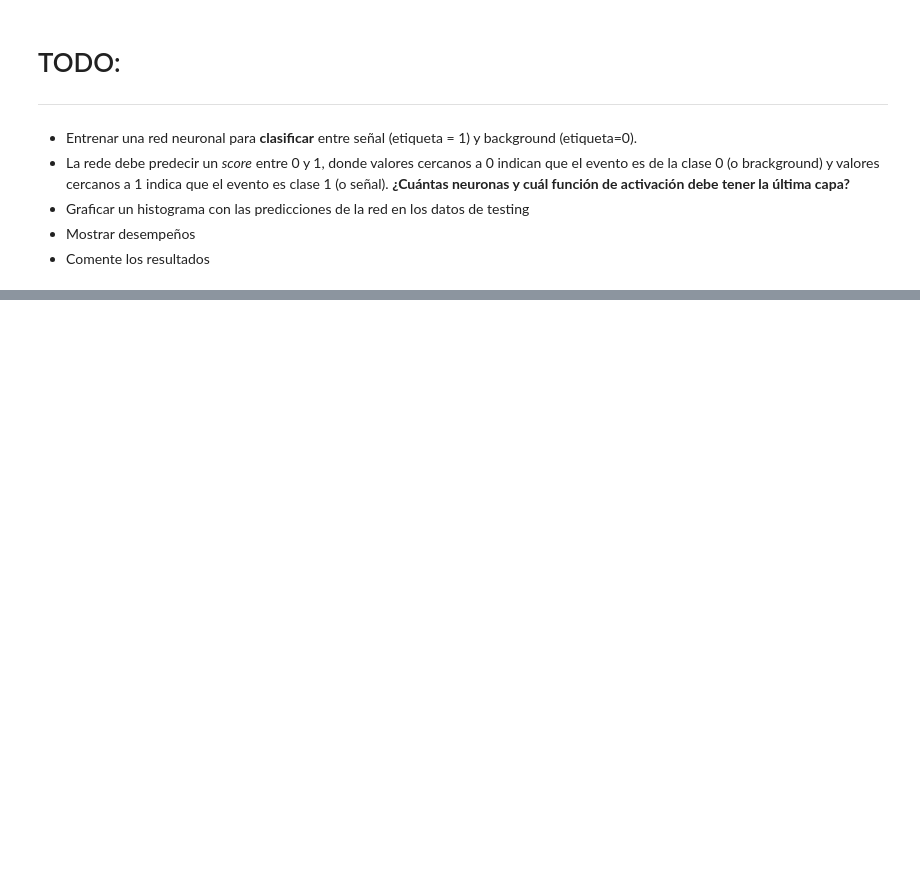
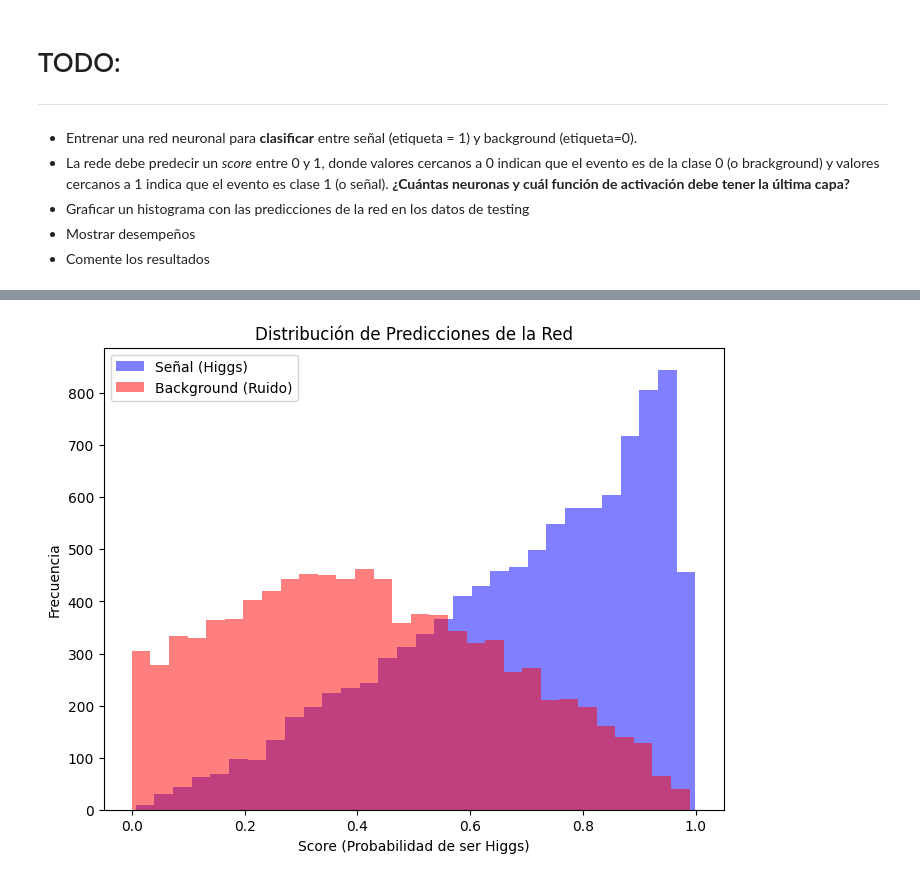
Before and after one commit to abbeyroad11/Hidrodinamica-Costera, a Jupyter notebook: 00_Events_Classification.ipynb, the cells around one changed output, grey strips where cells are left out. Drawn from its saved outputs; the diff is of its cells as text; code cells hidden in the pictures; blank space fills up the shorter version.

```diff
--- a/00_Events_Classification.ipynb
+++ b/00_Events_Classification.ipynb
@@ -66,3 +85,30 @@ X_train, X_test, y_train, y_test = train_test_split(scaled_data,y, test_size=0.2
 * Graficar un histograma con las predicciones de la red en los datos de testing
 * Mostrar desempeños
 * Comente los resultados
+# %%
+import tensorflow as tf
+from tensorflow.keras import layers, models
+import matplotlib.pyplot as plt
+
+# 1. Crear el modelo (la arquitectura)
+model = models.Sequential([
+    # Capa de entrada: 29 neuronas (una por columna) [cite: 218]
+    # Capas ocultas: Usamos ReLU para que los "analistas" filtren la info [cite: 29]
+    layers.Dense(64, activation='relu', input_shape=(X_train.shape[1],)),
+    layers.Dense(32, activation='relu'),
+
+    # Capa de salida: 1 neurona con SIGMOIDE para el score 0-1
+    layers.Dense(1, activation='sigmoid')
+])
+
+# 2. Compilar el modelo
+model.compile(optimizer='adam',
+              loss='binary_crossentropy', # Ideal para clasificar 0 o 1
+              metrics=['accuracy'])
+
+# 3. Entrenar (aquí la red "estudia" las filas)
+history = model.fit(X_train, y_train,
+                    epochs=10,           # Cuántas veces lee todo el libro
+                    batch_size=32,       # Grupos de filas que lee a la vez
+                    validation_split=0.1, # Deja un poco para autoevaluarse
+                    verbose=1)
@@ -68,0 +136,14 @@ X_train, X_test, y_train, y_test = train_test_split(scaled_data,y, test_size=0.2
+# %%
+# Obtener los scores (predicciones) para el set de prueba
+y_pred_score = model.predict(X_test)
+
+# Graficar el Histograma
+plt.figure(figsize=(8,6))
+plt.hist(y_pred_score[y_test==1], bins=30, alpha=0.5, label='Señal (Higgs)', color='blue')
+plt.hist(y_pred_score[y_test==0], bins=30, alpha=0.5, label='Background (Ruido)', color='red')
+plt.title('Distribución de Predicciones de la Red')
+plt.xlabel('Score (Probabilidad de ser Higgs)')
+plt.ylabel('Frecuencia')
+plt.legend()
+plt.show()
+# %% [output]
@@ -68,0 +151 @@ X_train, X_test, y_train, y_test = train_test_split(scaled_data,y, test_size=0.2
+[figure, added]
```
Also changed, not shown: parts of 5 cells of this notebook.
